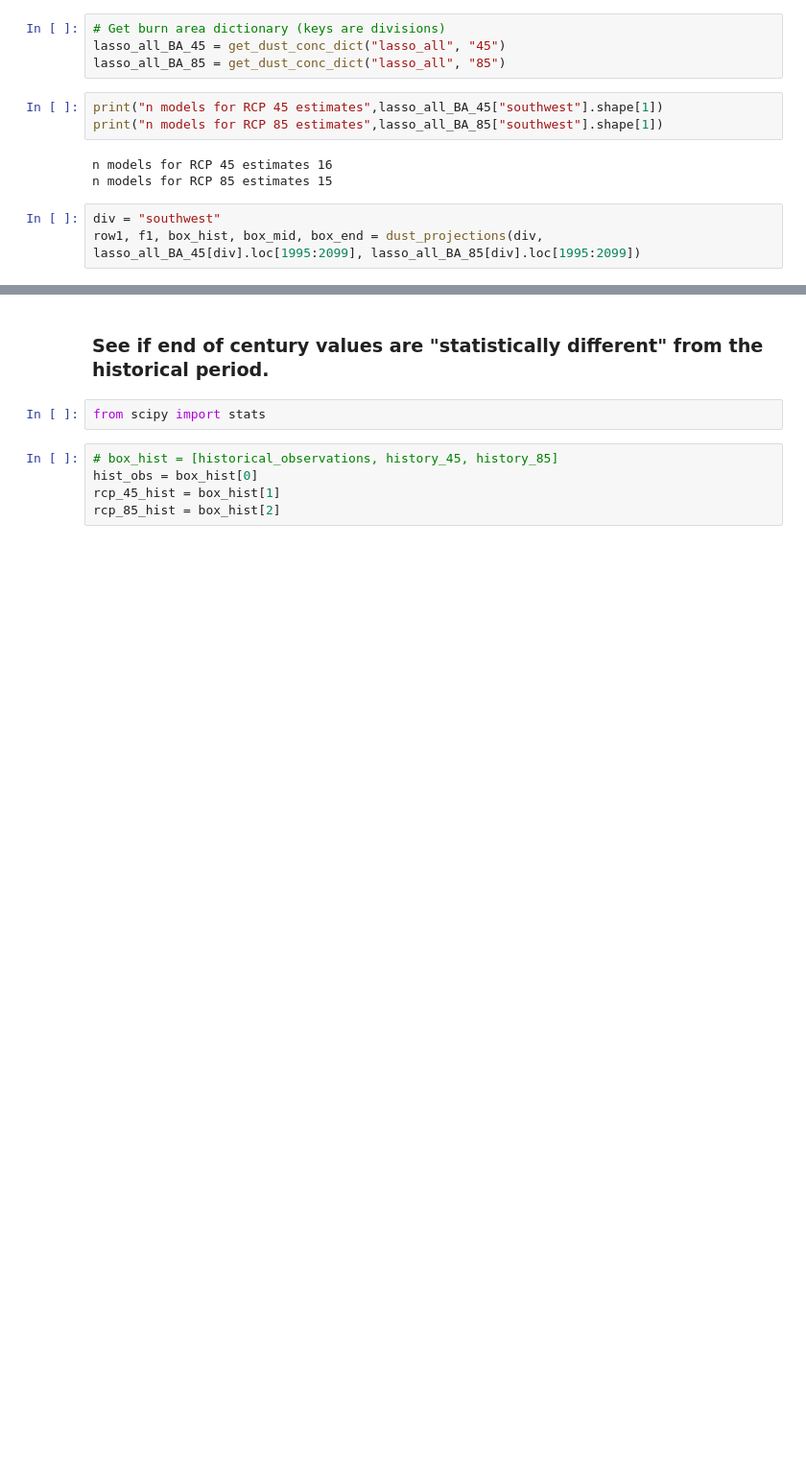
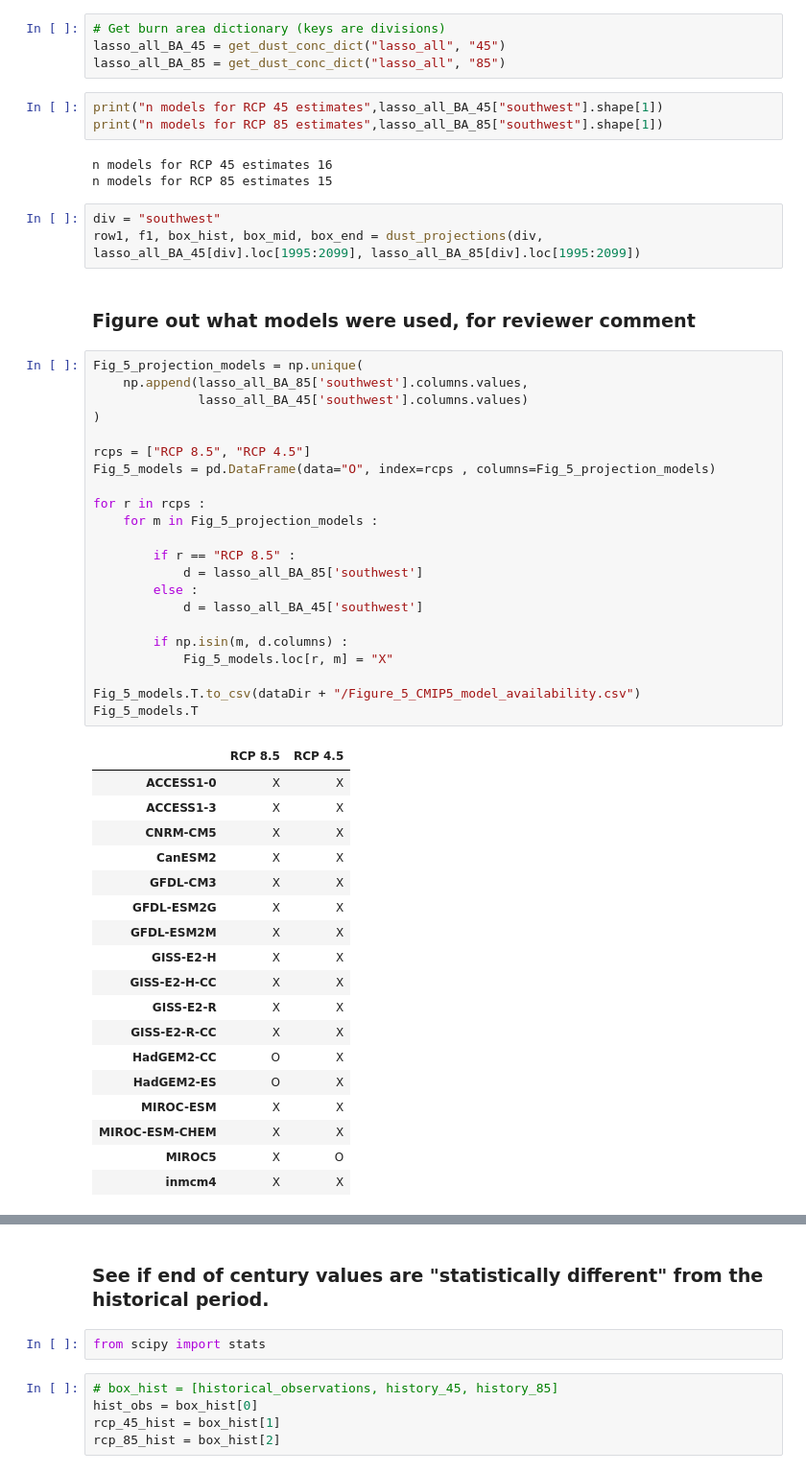
Before and after one commit to stevenjoelbrey/metSpread, a Jupyter notebook: Python/Dust_analysis_post_review_latest.ipynb, the cells around one changed output, grey strips where cells are left out. Shown at 96% size. Saved outputs shown, nothing was run; the diff lists cells and outputs as text; blank space fills up the shorter version.

```diff
--- a/Python/Dust_analysis.ipynb
+++ b/Python/Dust_analysis_post_review_latest.ipynb
@@ -965,3 +963,46 @@ n models for RCP 85 estimates 15
 # %%
 div = "southwest"
 row1, f1, box_hist, box_mid, box_end = dust_projections(div, lasso_all_BA_45[div].loc[1995:2099], lasso_all_BA_85[div].loc[1995:2099])
+# %% [markdown]
+### Figure out what models were used, for reviewer comment
+# %%
+Fig_5_projection_models = np.unique(
+    np.append(lasso_all_BA_85['southwest'].columns.values,
+              lasso_all_BA_45['southwest'].columns.values)
+)
+
+rcps = ["RCP 8.5", "RCP 4.5"]
+Fig_5_models = pd.DataFrame(data="O", index=rcps , columns=Fig_5_projection_models)
+
+for r in rcps :
+    for m in Fig_5_projection_models :
+
+        if r == "RCP 8.5" :
+            d = lasso_all_BA_85['southwest']
+        else :
+            d = lasso_all_BA_45['southwest']
+
+        if np.isin(m, d.columns) :
+            Fig_5_models.loc[r, m] = "X"
+
+Fig_5_models.T.to_csv(dataDir + "/Figure_5_CMIP5_model_availability.csv")
+Fig_5_models.T
+# %% [output]
+|  | RCP 8.5 | RCP 4.5 |
+| ACCESS1-0 | X | X |
+| ACCESS1-3 | X | X |
+| CNRM-CM5 | X | X |
+| CanESM2 | X | X |
+| GFDL-CM3 | X | X |
+| GFDL-ESM2G | X | X |
+| GFDL-ESM2M | X | X |
+| GISS-E2-H | X | X |
+| GISS-E2-H-CC | X | X |
+| GISS-E2-R | X | X |
+| GISS-E2-R-CC | X | X |
+| HadGEM2-CC | O | X |
+| HadGEM2-ES | O | X |
+| MIROC-ESM | X | X |
+| MIROC-ESM-CHEM | X | X |
+| MIROC5 | X | O |
+| inmcm4 | X | X |
```
Also changed, not shown: parts of 4 cells of this notebook, 5 other files.
